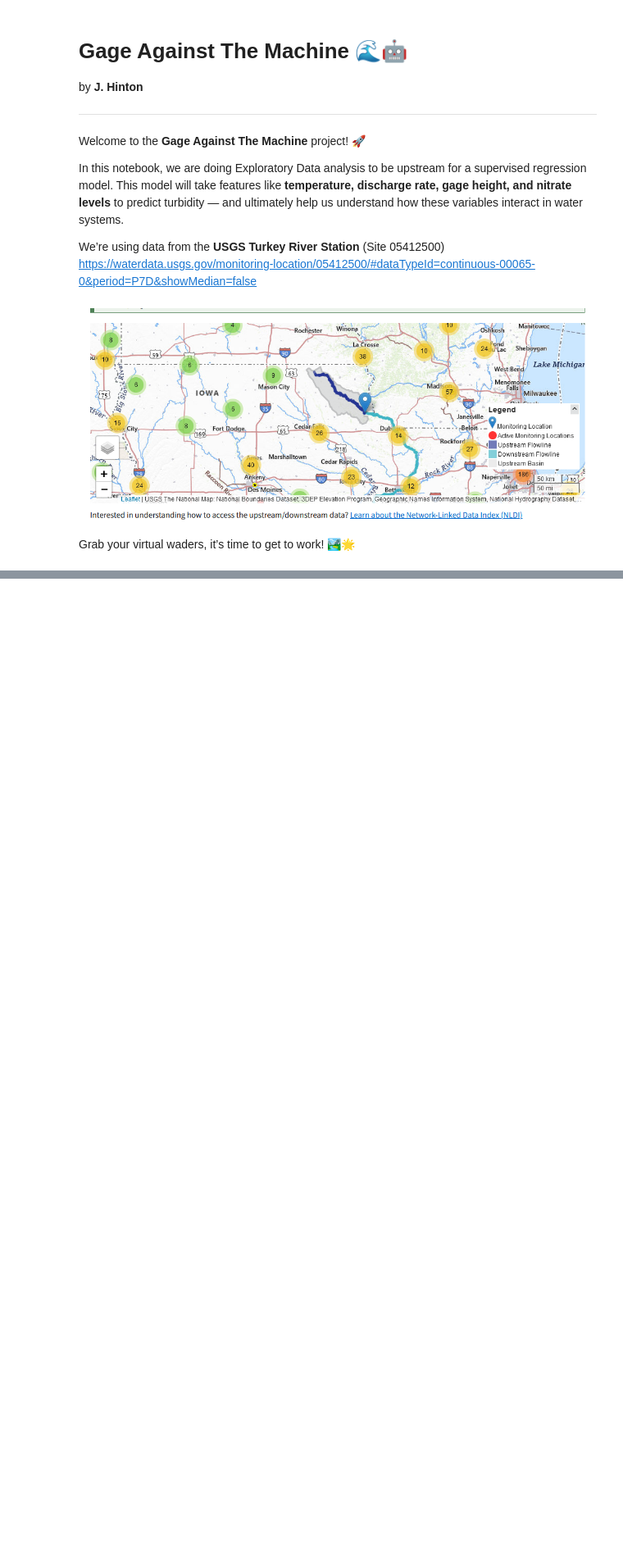
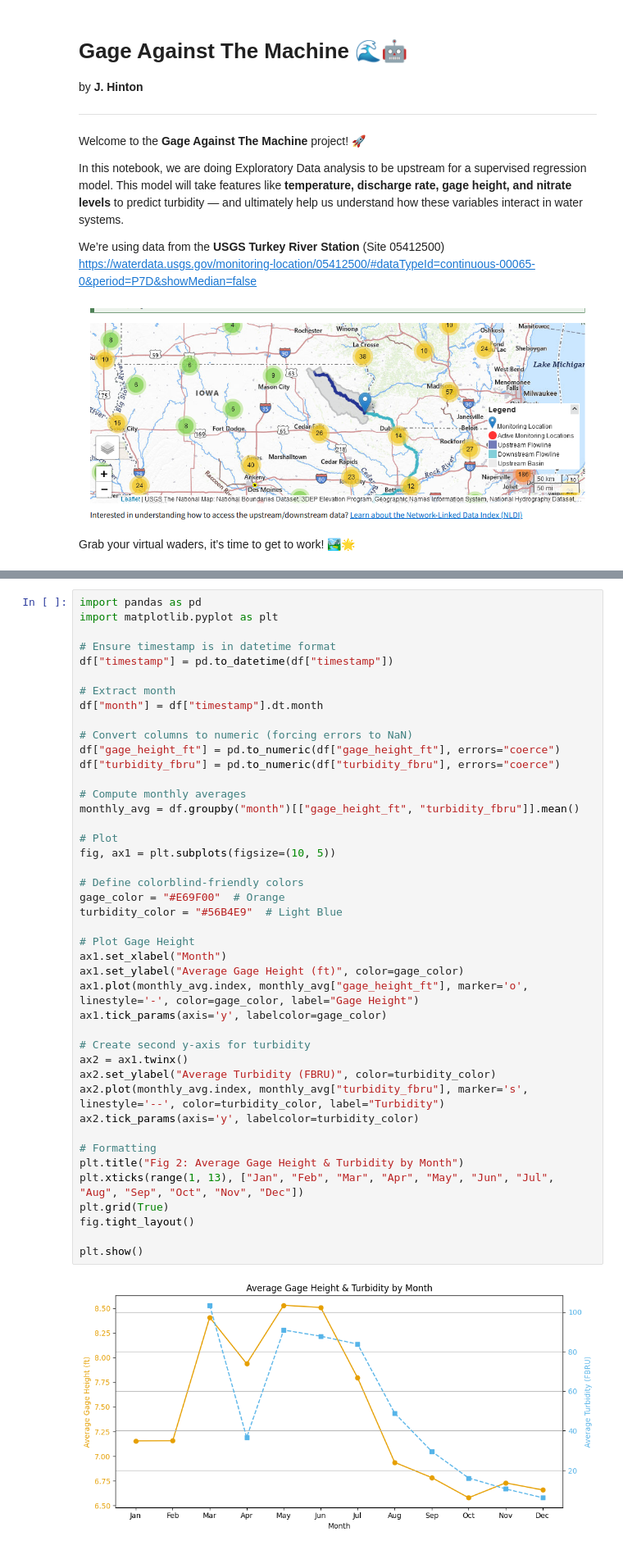
Before and after one commit to Jef-H/gage_against_the_machine, a Jupyter notebook: GageAgainstMachine1stPass.ipynb, the cells around one changed output, grey strips where cells are left out. Shown at 82% size. Drawn from its saved outputs; the diff is of its cells as text; blank space fills up the shorter version.

```diff
--- a/GageAgainstMachine1stPass.ipynb
+++ b/GageAgainstMachine1stPass.ipynb
@@ -24,0 +113,45 @@ Grab your virtual waders, it’s time to get to work! 🏞️🌟
+# %%
+import pandas as pd
+import matplotlib.pyplot as plt
+
+# Ensure timestamp is in datetime format
+df["timestamp"] = pd.to_datetime(df["timestamp"])
+
+# Extract month
+df["month"] = df["timestamp"].dt.month
+
+# Convert columns to numeric (forcing errors to NaN)
+df["gage_height_ft"] = pd.to_numeric(df["gage_height_ft"], errors="coerce")
+df["turbidity_fbru"] = pd.to_numeric(df["turbidity_fbru"], errors="coerce")
+
+# Compute monthly averages
+monthly_avg = df.groupby("month")[["gage_height_ft", "turbidity_fbru"]].mean()
+
+# Plot
+fig, ax1 = plt.subplots(figsize=(10, 5))
+
+# Define colorblind-friendly colors
+gage_color = "#E69F00"  # Orange
+turbidity_color = "#56B4E9"  # Light Blue
+
+# Plot Gage Height
+ax1.set_xlabel("Month")
+ax1.set_ylabel("Average Gage Height (ft)", color=gage_color)
+ax1.plot(monthly_avg.index, monthly_avg["gage_height_ft"], marker='o', linestyle='-', color=gage_color, label="Gage Height")
+ax1.tick_params(axis='y', labelcolor=gage_color)
+
+# Create second y-axis for turbidity
+ax2 = ax1.twinx()
+ax2.set_ylabel("Average Turbidity (FBRU)", color=turbidity_color)
+ax2.plot(monthly_avg.index, monthly_avg["turbidity_fbru"], marker='s', linestyle='--', color=turbidity_color, label="Turbidity")
+ax2.tick_params(axis='y', labelcolor=turbidity_color)
+
+# Formatting
+plt.title("Fig 2: Average Gage Height & Turbidity by Month")
+plt.xticks(range(1, 13), ["Jan", "Feb", "Mar", "Apr", "May", "Jun", "Jul", "Aug", "Sep", "Oct", "Nov", "Dec"])
+plt.grid(True)
+fig.tight_layout()
+
+plt.show()
+# %% [output]
+[figure, added]
```
Also changed, not shown: parts of 9 cells of this notebook.
